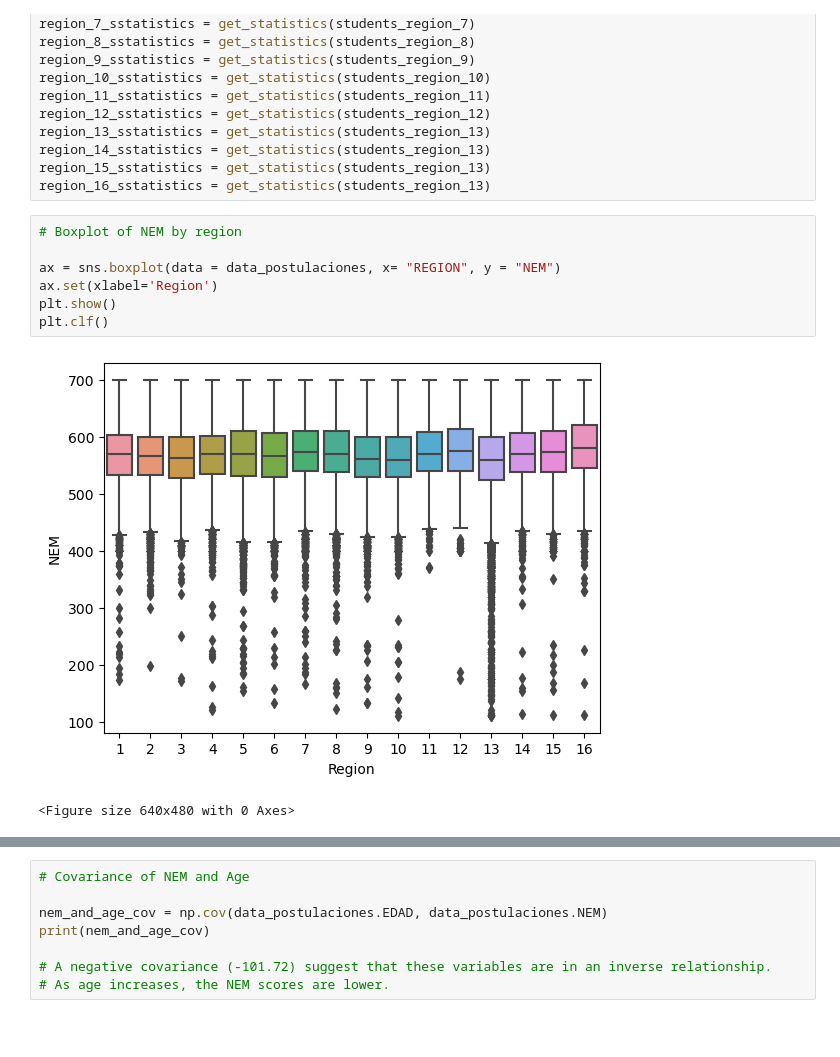
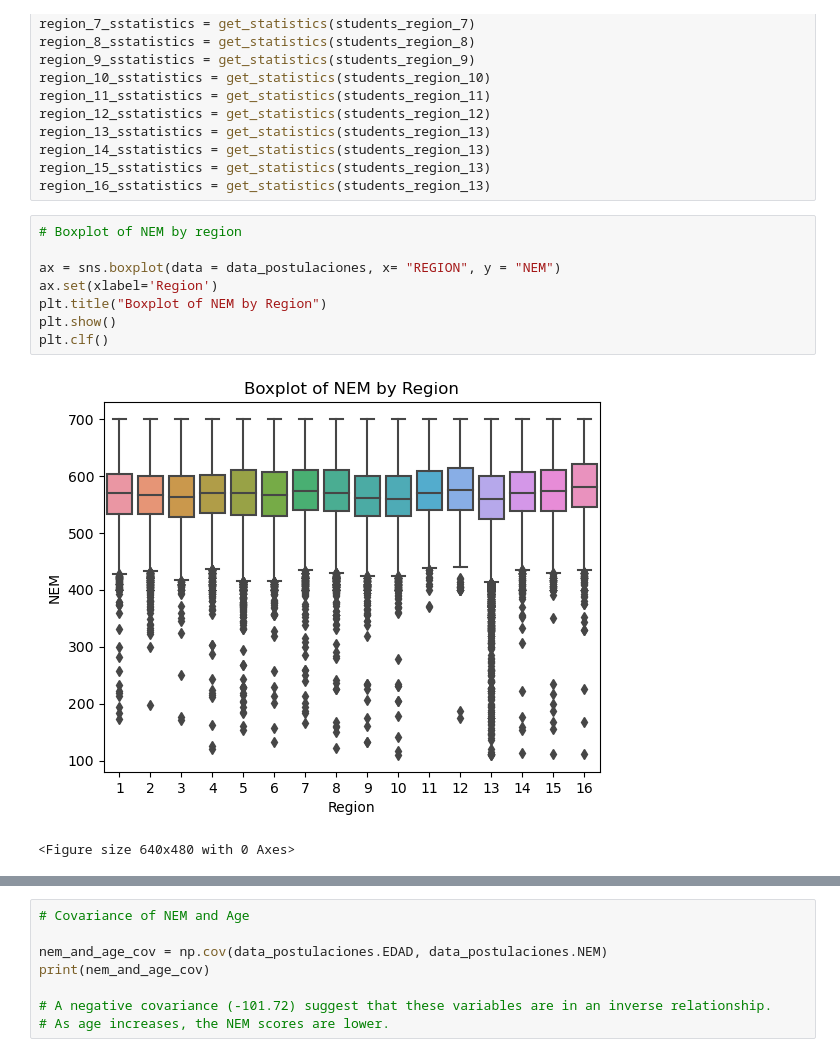
Before and after one commit to Claudio-AhumadaL/Chilean-State-Scholarship-Apllications-Data-2022, a Jupyter notebook: Data_postulacionesBecas_Claudio-AhumadaL.ipynb, the cells around one changed output, grey strips where cells are left out. Cells and saved outputs as stored; diff of their text form; blank space fills up the shorter version.

```diff
--- a/Data_postulacionesBecas_Claudio-AhumadaL.ipynb
+++ b/Data_postulacionesBecas_Claudio-AhumadaL.ipynb
@@ -306,12 +313,13 @@ region_16_sstatistics = get_statistics(students_region_13)
 # %%
 # Boxplot of NEM by region
 
 ax = sns.boxplot(data = data_postulaciones, x= "REGION", y = "NEM")
 ax.set(xlabel='Region')
+plt.title("Boxplot of NEM by Region")
 plt.show()
 plt.clf()
 # %% [output]
-[figure, old version]
+[figure, new version]
 <Figure size 640x480 with 0 Axes>
 # %%
 # Scatterplot of NEM by Age
```
Also changed, not shown: parts of 17 cells of this notebook.
